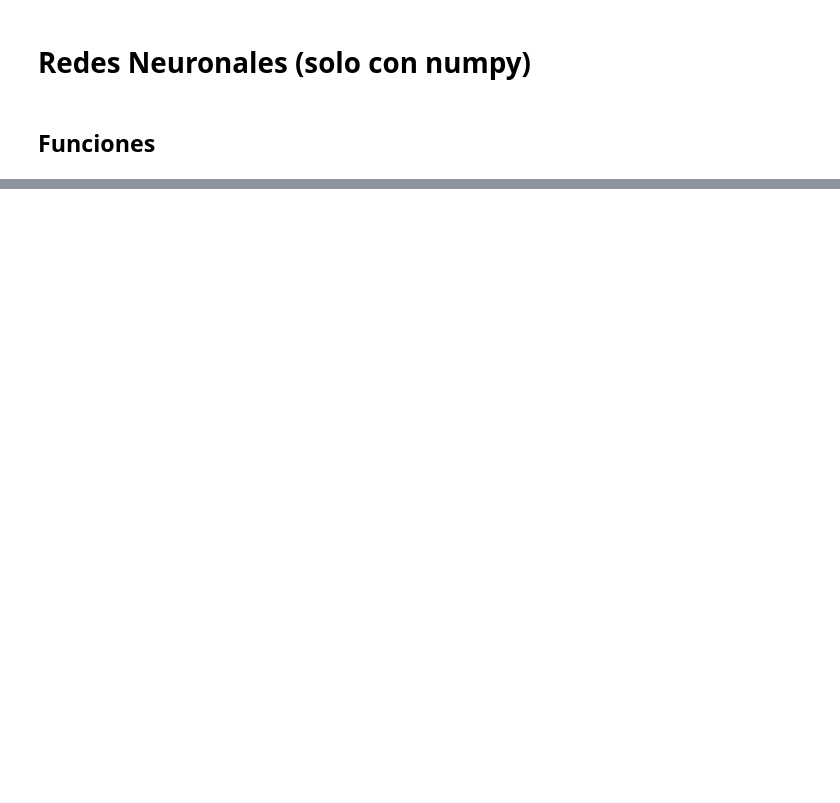
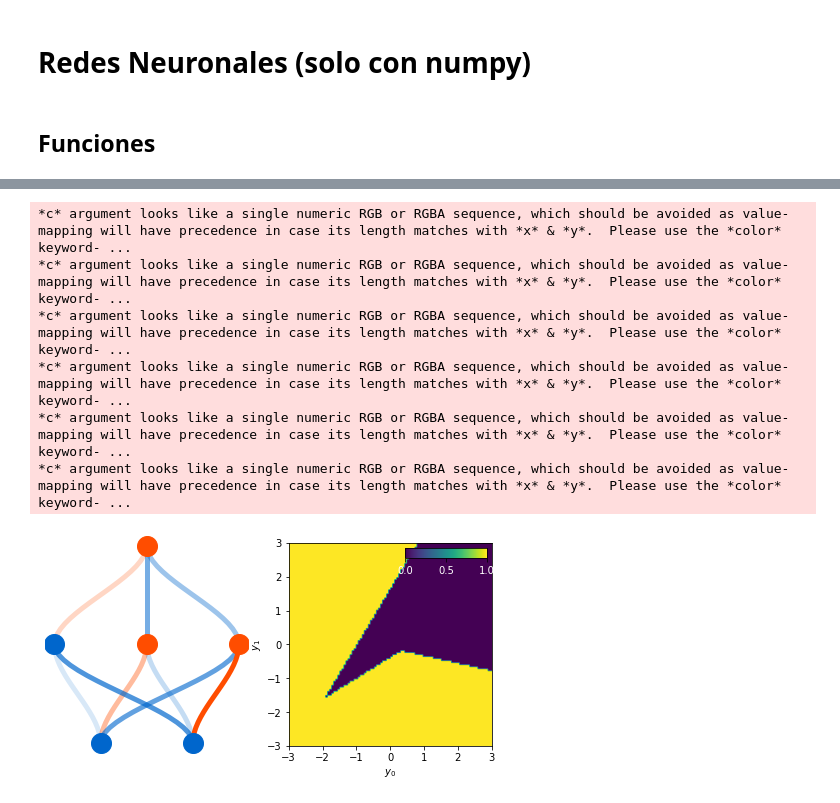
Before and after one commit to Matcraft94/PDEs, a Jupyter notebook: Redes-Neuronales-2.ipynb, the cells around one changed output, grey strips where cells are left out. Cells and saved outputs as stored; diff of their text form; code cells hidden in the pictures; blank space fills up the shorter version.

```diff
--- a/Redes-Neuronales-2.ipynb
+++ b/Redes-Neuronales-2.ipynb
@@ -161,0 +176,25 @@ def visualize_network(weights, biases, activations,
+# %%
+visualize_network(weights=[ [
+    [0.2, 0.9],  # pesos de 2 neuronas de entrada para la priemra neurona oculta
+    [-0.5, 0.3], # pesos de 2 neuronas de entrada para segunda capa oculta
+    [0.8, -1.3]  # pesos de 2 neuronas de entrada para la tercera capa oculta
+    ],
+    [
+        [-0.3, 0.7, 0.5] # pesos de 3 neuronas ocultas para la salida
+    ]  ],
+    biases=[
+        [0.1, -0.5, -0.5], # biases de 3 neuronas ocultas
+        [-.2] # bias para neuronas de salida
+            ],
+    activations=[ 'jump', # activacion para la capa oculta
+                'jump' # activacion para la salida
+                ],
+    y0range=[-3, 3], y1range=[-3, 3])
+# %% [output]
+*c* argument looks like a single numeric RGB or RGBA sequence, which should be avoided as value-mapping will have precedence in case its length matches with *x* & *y*.  Please use the *color* keyword- ...
+*c* argument looks like a single numeric RGB or RGBA sequence, which should be avoided as value-mapping will have precedence in case its length matches with *x* & *y*.  Please use the *color* keyword- ...
+*c* argument looks like a single numeric RGB or RGBA sequence, which should be avoided as value-mapping will have precedence in case its length matches with *x* & *y*.  Please use the *color* keyword- ...
+*c* argument looks like a single numeric RGB or RGBA sequence, which should be avoided as value-mapping will have precedence in case its length matches with *x* & *y*.  Please use the *color* keyword- ...
+*c* argument looks like a single numeric RGB or RGBA sequence, which should be avoided as value-mapping will have precedence in case its length matches with *x* & *y*.  Please use the *color* keyword- ...
+*c* argument looks like a single numeric RGB or RGBA sequence, which should be avoided as value-mapping will have precedence in case its length matches with *x* & *y*.  Please use the *color* keyword- ...
+[figure, added]
```
Also changed, not shown: parts of 9 cells of this notebook.
